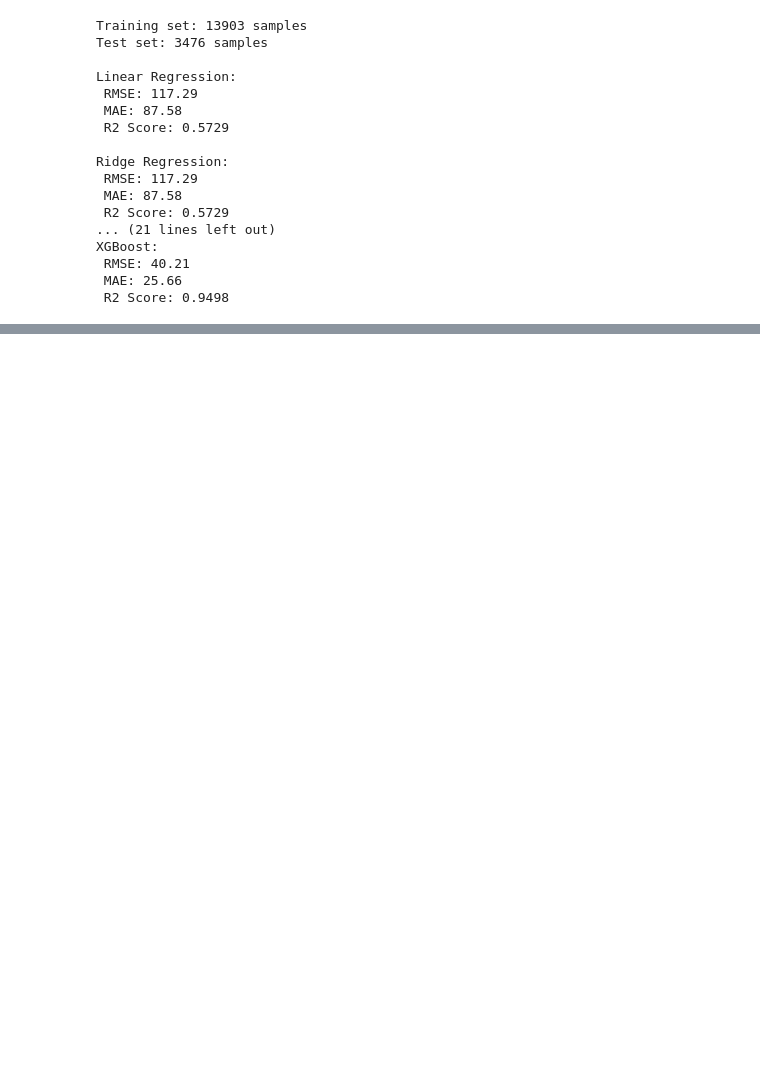
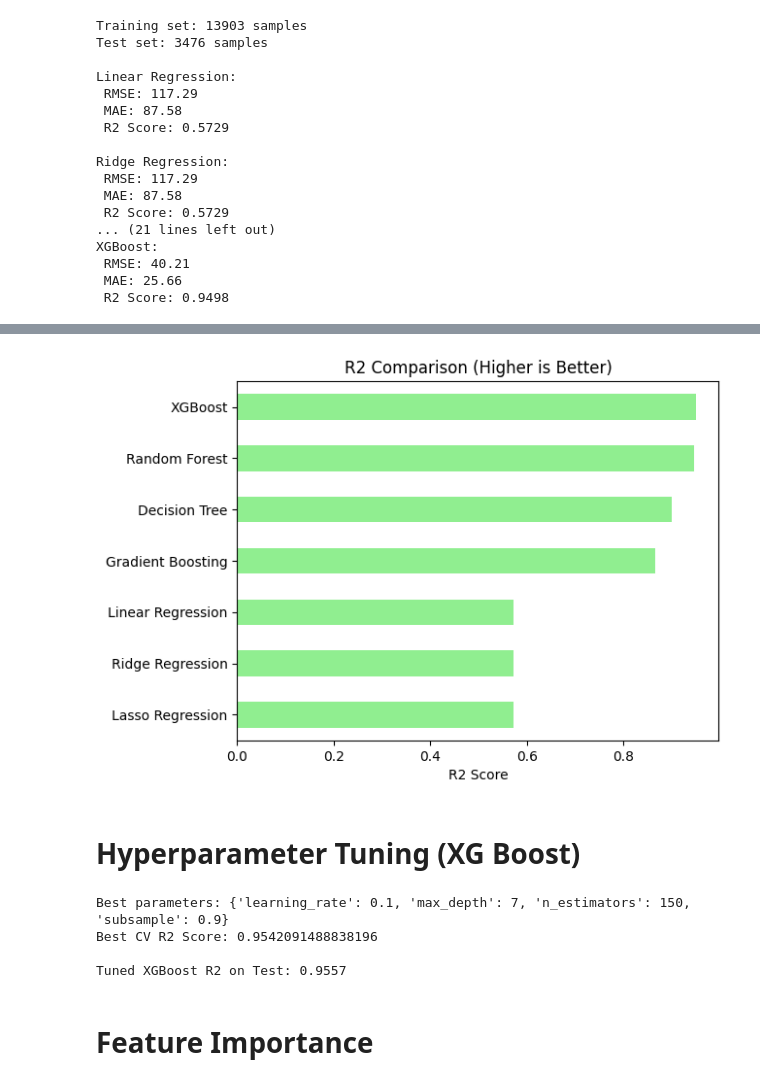
Before and after one commit to Pavan-jangid-here/ML-Projects, a Jupyter notebook: 6. Bike Sharing Dataset/Modelling.ipynb, the cells around one changed output, grey strips where cells are left out. Cells and saved outputs as stored; diff of their text form; code cells hidden in the pictures; blank space fills up the shorter version.

```diff
--- a/6. Bike Sharing Dataset/Modelling.ipynb
+++ b/6. Bike Sharing Dataset/Modelling.ipynb
@@ -528,0 +577,46 @@ XGBoost:
+# %%
+# R2 score Comparison
+
+fig_3 = results_df['R2'].sort_values().plot(kind='barh', color='lightgreen')
+fig_3.set_title('R2 Comparison (Higher is Better)')
+fig_3.set_xlabel('R2 Score')
+
+plt.show()
+# %% [output]
+[figure, added]
+# %% [markdown]
+# Hyperparameter Tuning (XG Boost)
+# %%
+from sklearn.model_selection import GridSearchCV
+
+param_grid = {
+    'n_estimators' : [50, 100, 150],
+    'learning_rate' : [0.01, 0.05, 0.1],
+    'max_depth' : [5, 7 ,10],
+    'subsample' : [0.8, 0.9, 1.0]
+}
+
+xgb_tuned = GridSearchCV(
+    XGBRegressor(random_state=41, verbosity=0),
+    param_grid,
+    cv=5,
+    scoring='r2',
+    n_jobs=-1
+)
+
+xgb_tuned.fit(X_train, y_train)
+
+print("Best parameters:", xgb_tuned.best_params_)
+print("Best CV R2 Score:", xgb_tuned.best_score_)
+
+
+# Evaluate tuned model
+y_pred_tuned = xgb_tuned.predict(X_test)
+print(f"\nTuned XGBoost R2 on Test: {r2_score(y_test, y_pred_tuned):.4f}")
+# %% [output]
+Best parameters: {'learning_rate': 0.1, 'max_depth': 7, 'n_estimators': 150, 'subsample': 0.9}
+Best CV R2 Score: 0.9542091488838196
+
+Tuned XGBoost R2 on Test: 0.9557
+# %% [markdown]
+# Feature Importance
```
Also changed, not shown: parts of 11 cells of this notebook, 2 other files.
